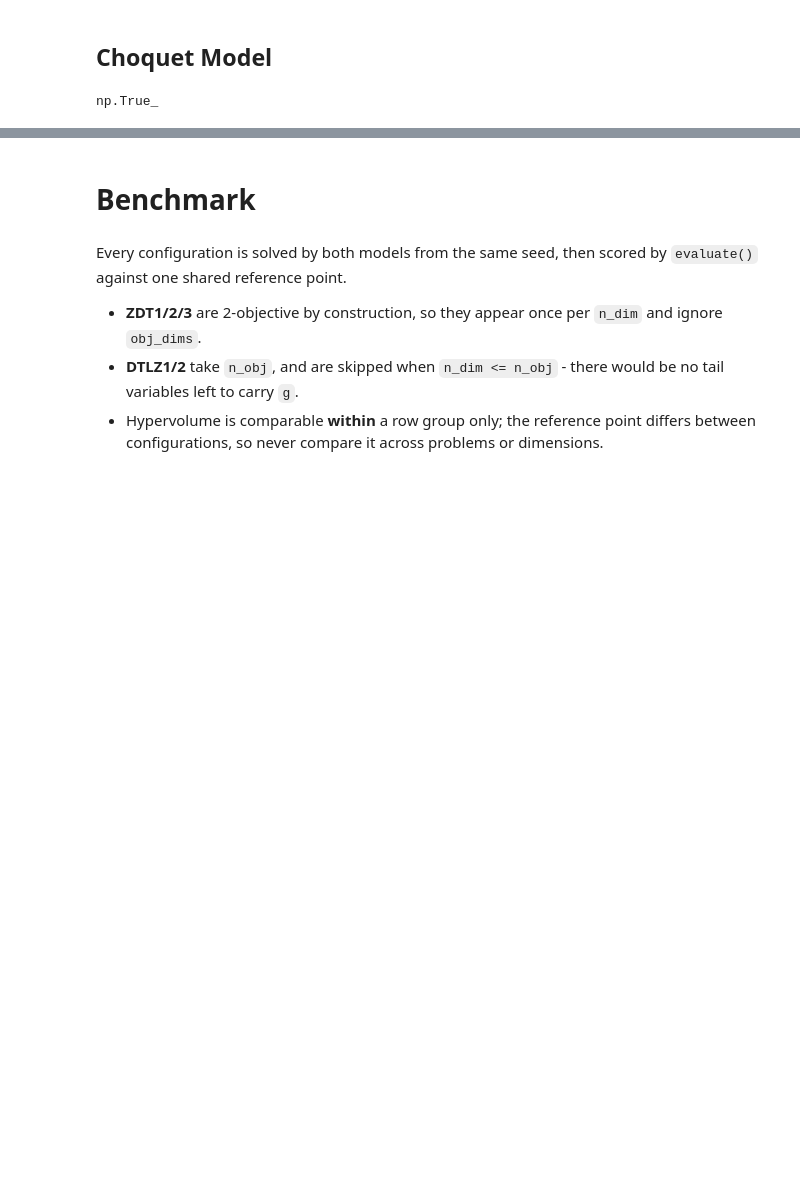
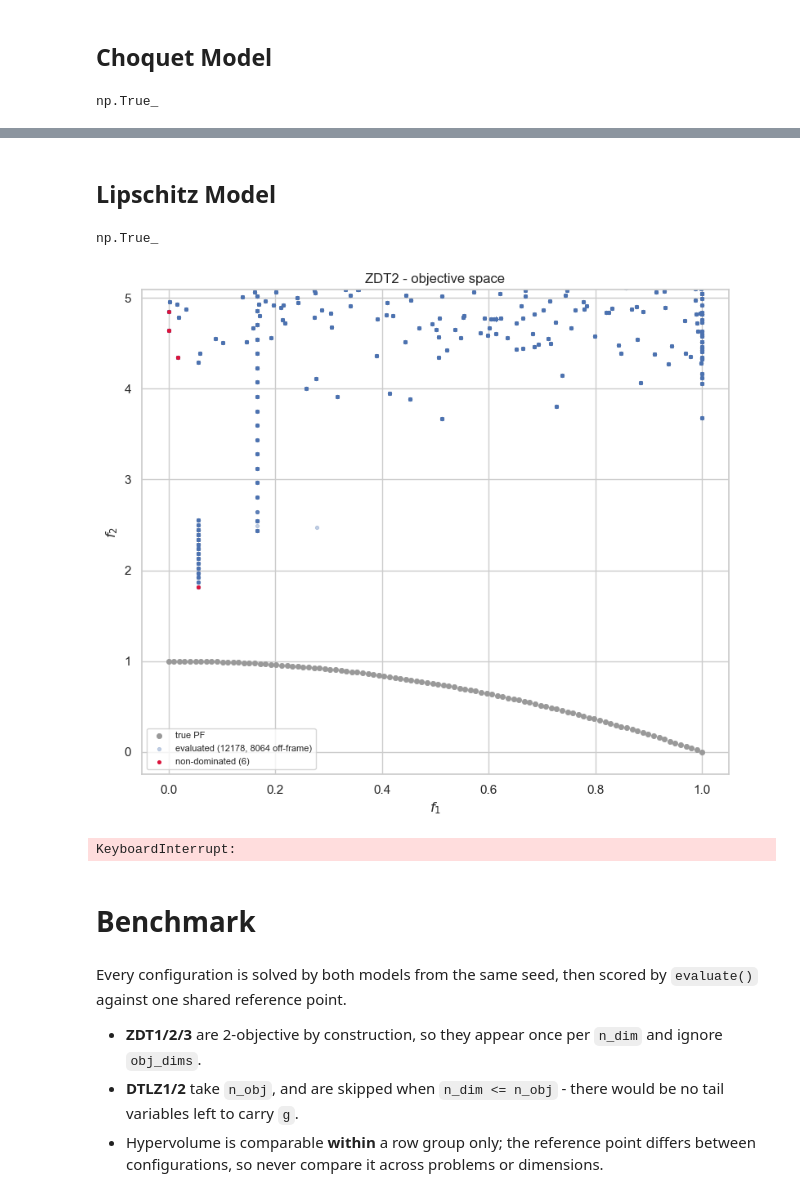
Before and after one commit to Trminh06-work/CAS, a Jupyter notebook: pymoo_lab.ipynb, the cells around one changed output, grey strips where cells are left out. Drawn from its saved outputs; the diff is of its cells as text; code cells hidden in the pictures; blank space fills up the shorter version.

```diff
--- a/pymoo_lab.ipynb
+++ b/pymoo_lab.ipynb
@@ -67,3 +75,13 @@ choquet_model.visualise("objective");
 choquet_model.visualise("learning", show = False)
 # %%
 choquet_model.visualise("learning", plot_scalarisation = True, show = False)
+# %% [markdown]
+## Lipschitz Model
+# %%
+np.all((slip_model.dec_hist >= 0) & (slip_model.dec_hist <= 1))
+# %% [output]
+np.True_
+# %%
+slip_model.visualise("objective");
+# %% [output]
+[figure, added]
@@ -70,3 +90,7 @@ choquet_model.visualise("learning", plot_scalarisation = True, show = False)
+# %%
+slip_model.visualise("learning", plot_scalarisation = True, show = False)
+# %% [output]
+KeyboardInterrupt:
 # %% [markdown]
 # Benchmark
 # %% [markdown]
```
Also changed, not shown: parts of 8 cells of this notebook, 3 other files.
